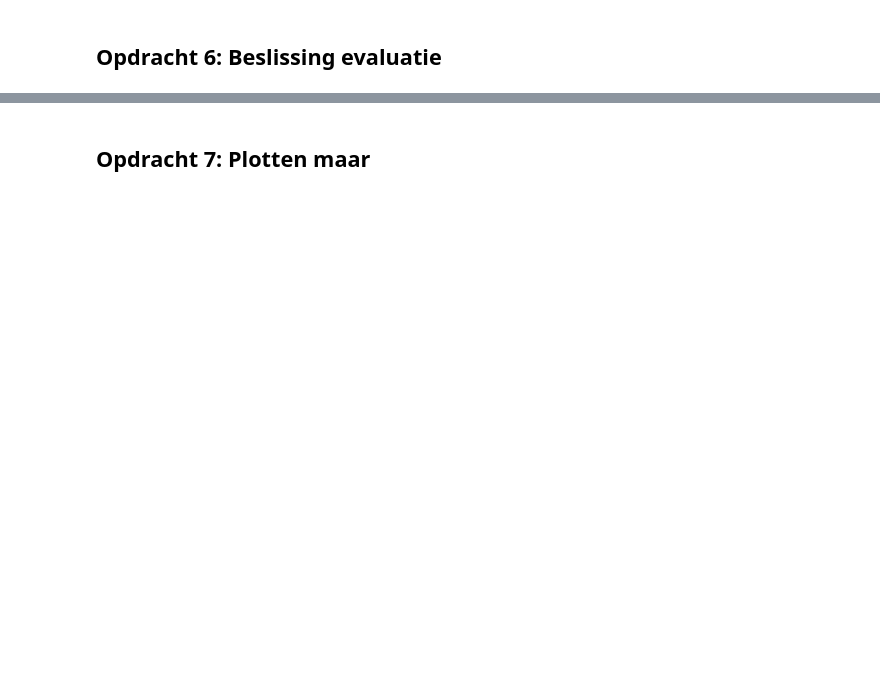
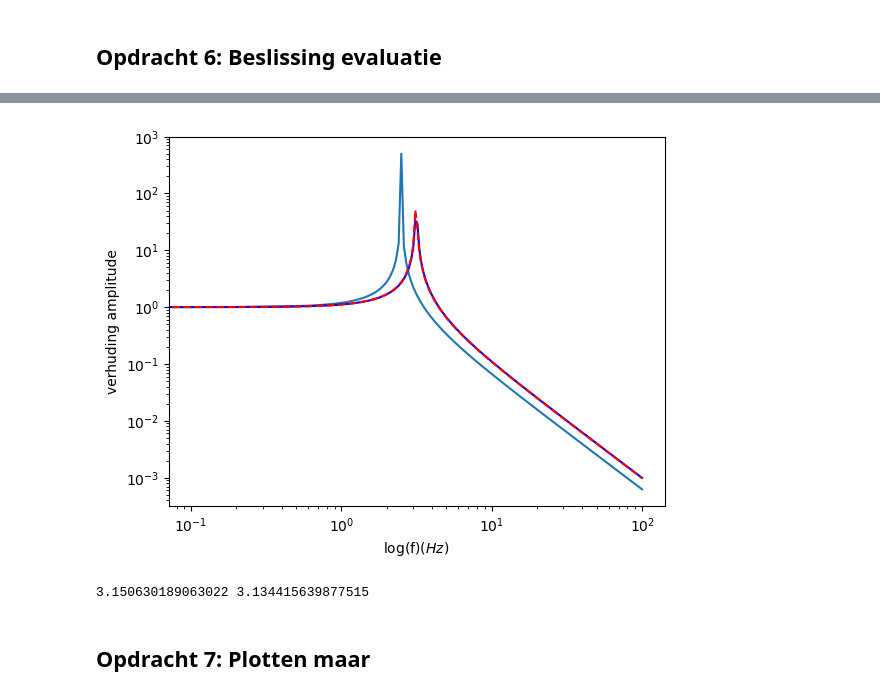
Before and after one commit to llotto123/opdrachten-DEF-D, a Jupyter notebook: FysiekeOntwerpopdrachten/5MaakEenOpstellingTrillingsvrij/OntwerpopdrachtMaakEenOpstellingTrillingsvrijInvulTemplate.ipynb, the cells around one changed output, grey strips where cells are left out. Drawn from its saved outputs; the diff is of its cells as text; code cells hidden in the pictures; blank space fills up the shorter version.

```diff
--- a/FysiekeOntwerpopdrachten/5MaakEenOpstellingTrillingsvrij/OntwerpopdrachtMaakEenOpstellingTrillingsvrijInvulTemplate.ipynb
+++ b/FysiekeOntwerpopdrachten/5MaakEenOpstellingTrillingsvrij/OntwerpopdrachtMaakEenOpstellingTrillingsvrijInvulTemplate.ipynb
@@ -147,6 +149,25 @@ Deze grafiek heb je later weer nodig om je gemeten punten aan toe te voegen. Ga
 
 Als je hier negatief geantwoord hebt, kopieer onder deze cel dan alle cellen van Synthese tot en met Evaluation & decision en doorloop dat deel van het ontwerp proces nogmaals.
 # %%
-# Voeg hier je plot in.
+#we hebben c bepaald met uitrekkingexperiment hieruit komen er 2 door de 2 verschillende lagen
+# de massa die we erop leggen is bepaald door de c(m) grafiek op de trendlijk van 2* delta x
+c_1=6.75 #N/m
+c_2=5.6  #N/m
+m_1=0.68 #kg
+m_2=0.57 #kg
+W_1=np.sqrt(c_1/m_1) # eigenfrequentie van de eerste laag in rad/s
+W_2=np.sqrt(c_2/m_2) # eigenfrequentie van de 2e laag in rad/s
+plt.figure()
+plt.loglog(x_test,y_test)
+plt.loglog(x_test,function(x_test,W_1),'b-')
+plt.loglog(x_test,function(x_test,W_2),'r--')
+plt.xlabel('log(f)($Hz$)')
+plt.ylabel('verhuding amplitude')
+plt.ylim(0,10**3)
+plt.show()
+print(W_1,W_2) #deze liggen heel dicht bij elkaar dus ze overlappen elkaar
+# %% [output]
+[figure, added]
+3.150630189063022 3.134415639877515
 # %% [markdown]
 ## Opdracht 7: Plotten maar
```
Also changed, not shown: parts of 18 cells of this notebook.
